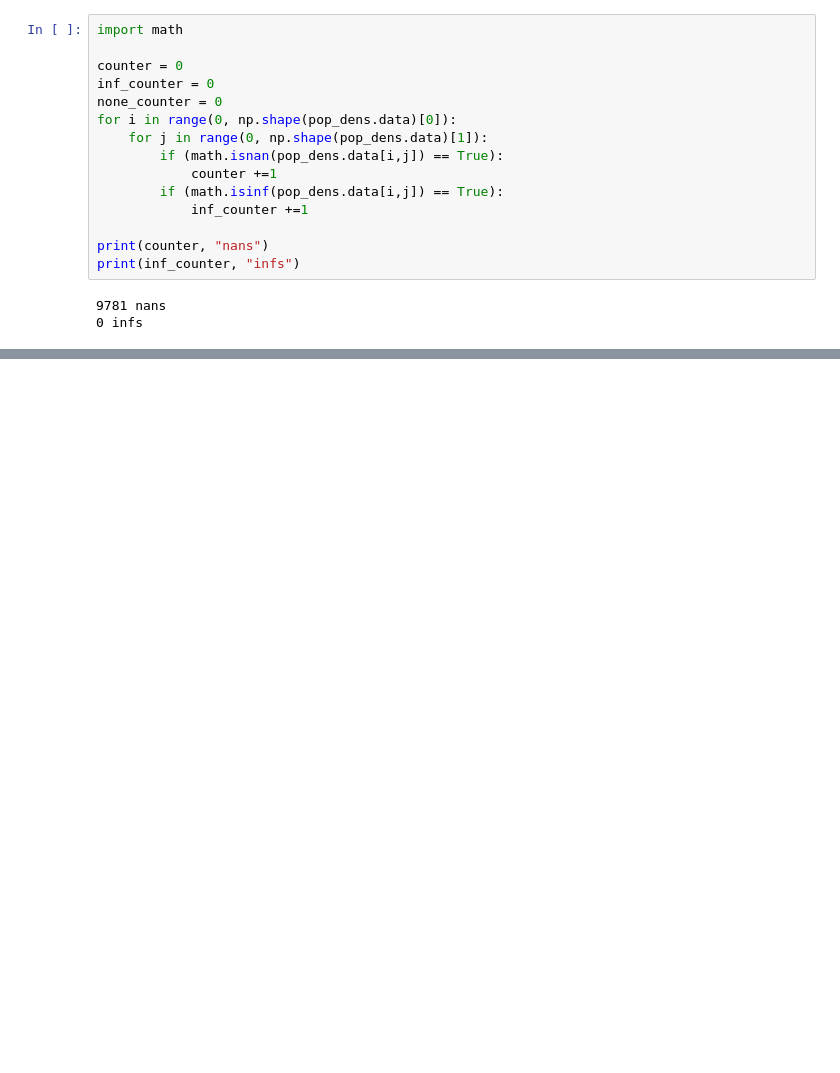
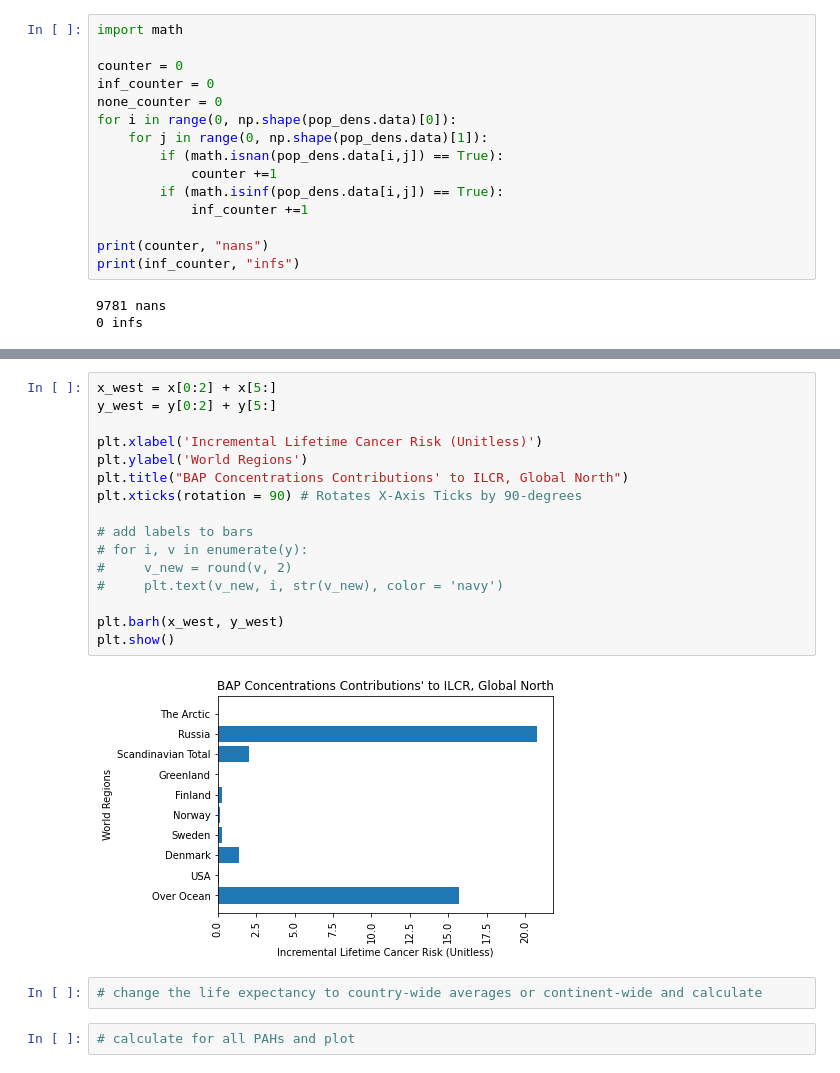
Before and after one commit to petridisha/arctic-PAHs, a Jupyter notebook: Arctic_PAHs_Analysis_SlowRxn.ipynb, the cells around one changed output, grey strips where cells are left out. Cells and saved outputs as stored; diff of their text form; blank space fills up the shorter version.

```diff
--- a/Arctic_PAHs_Analysis_SlowRxn.ipynb
+++ b/Arctic_PAHs_Analysis_SlowRxn.ipynb
@@ -846,0 +882,22 @@ def BAP_cancer_calc(totals, zone_1, zone_2):
+# %%
+x_west = x[0:2] + x[5:]
+y_west = y[0:2] + y[5:]
+
+plt.xlabel('Incremental Lifetime Cancer Risk (Unitless)')
+plt.ylabel('World Regions')
+plt.title("BAP Concentrations Contributions' to ILCR, Global North")
+plt.xticks(rotation = 90) # Rotates X-Axis Ticks by 90-degrees
+
+# add labels to bars
+# for i, v in enumerate(y):
+#     v_new = round(v, 2)
+#     plt.text(v_new, i, str(v_new), color = 'navy')
+
+plt.barh(x_west, y_west)
+plt.show()
+# %% [output]
+[figure, added]
+# %%
+# change the life expectancy to country-wide averages or continent-wide and calculate
+# %%
+# calculate for all PAHs and plot
```
Also changed, not shown: parts of 27 cells of this notebook.
